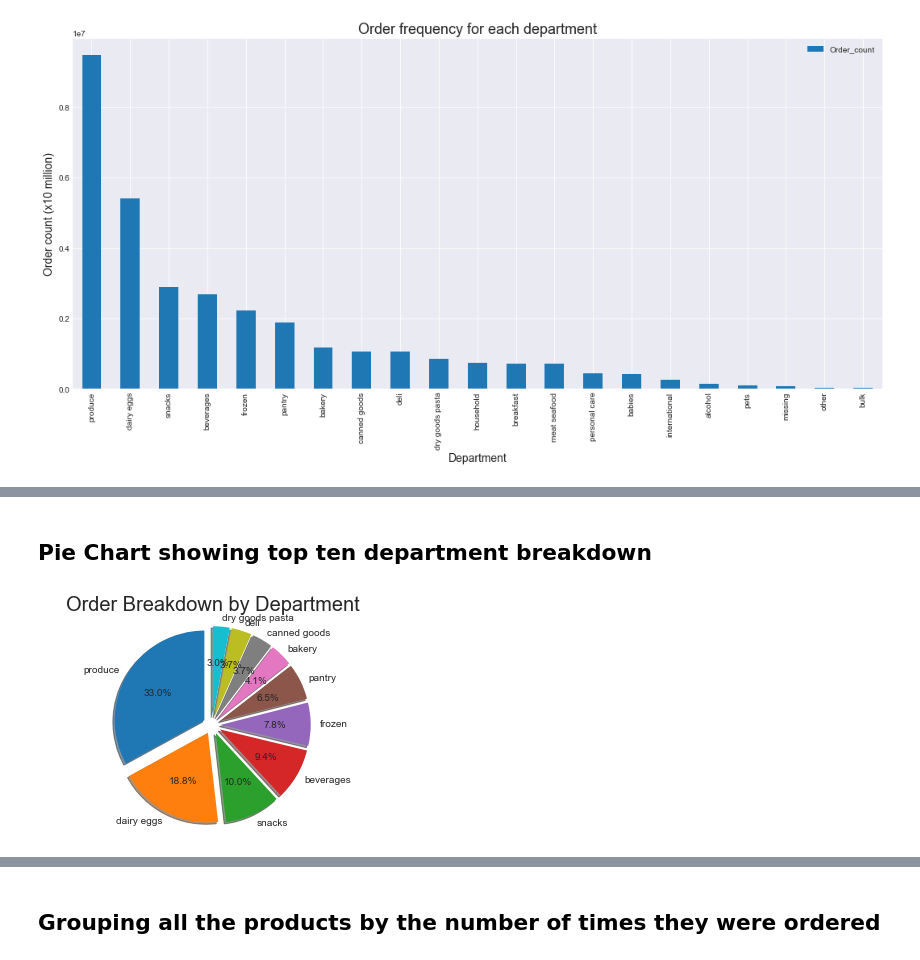
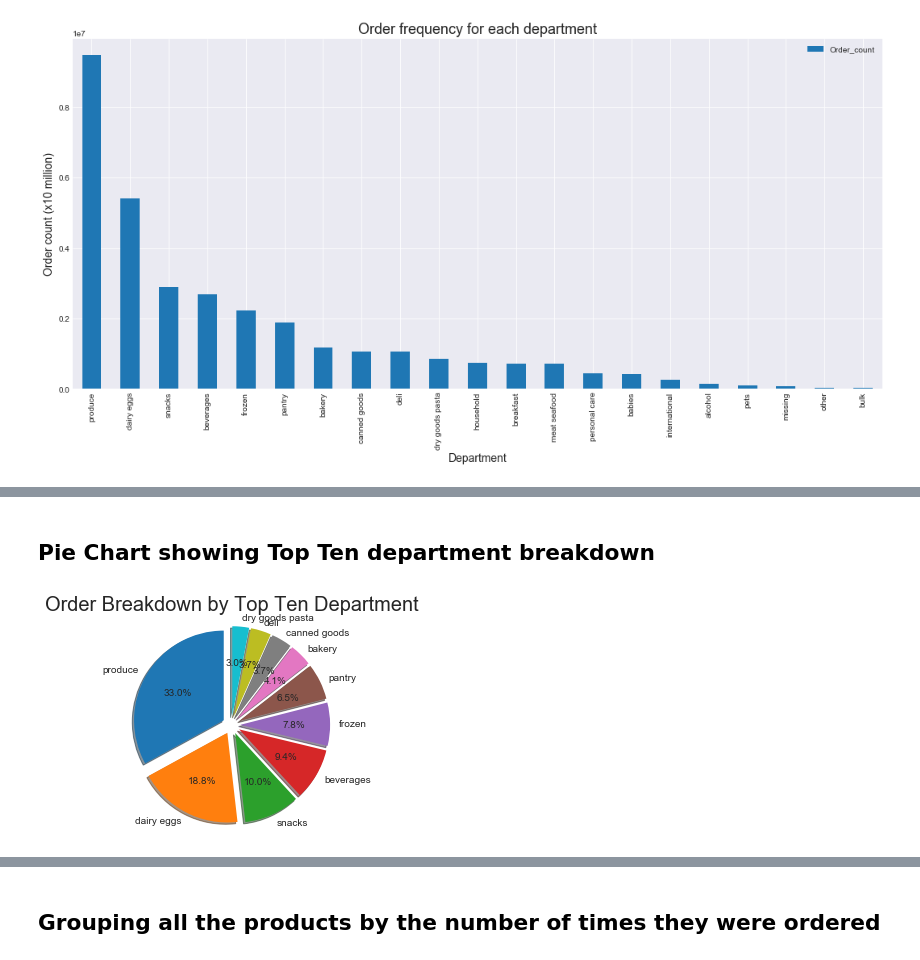
Before and after one commit to SamSamhuns/instacart_market_basket_analysis, a Jupyter notebook: instacart_data_analysis.ipynb, the cells around one changed output, grey strips where cells are left out. Drawn from its saved outputs; the diff is of its cells as text; code cells hidden in the pictures.

```diff
--- a/instacart_data_analysis.ipynb
+++ b/instacart_data_analysis.ipynb
@@ -311,17 +313,21 @@ department_count_df['% of total orders'] = (
 # %% [markdown]
-## Pie Chart showing top ten department breakdown
+## Pie Chart showing Top Ten department breakdown
 # %%
+# Generating a percentage column for the order counts for each department
+department_count_df['% of total orders'] = (
+    department_count_df.Order_count / department_count_df.Order_count.sum())*100
+
 # Pie chart, where the slices will be ordered and plotted counter-clockwise:
 labels = department_count_df.index[:10]
 sizes = department_count_df.iloc[:10,1]
 explode = [ 0.1 for i in range(10) ] #(department_count_df.shape[0])]
 
 fig1, ax1 = plt.subplots()
 ax1.pie(sizes, explode=explode, labels=labels, autopct='%1.1f%%',
         shadow=True, startangle=90)
 ax1.axis('equal')  # Equal aspect ratio ensures that pie is drawn as a circle.
-ax1.set_title("Order Breakdown by Department", fontsize=20)
+ax1.set_title("Order Breakdown by Top Ten Department", fontsize=20)
 
 plt.show()
 # %% [output]
-[figure, old version]
+[figure, new version]
```
Also changed, not shown: parts of 58 cells of this notebook.
